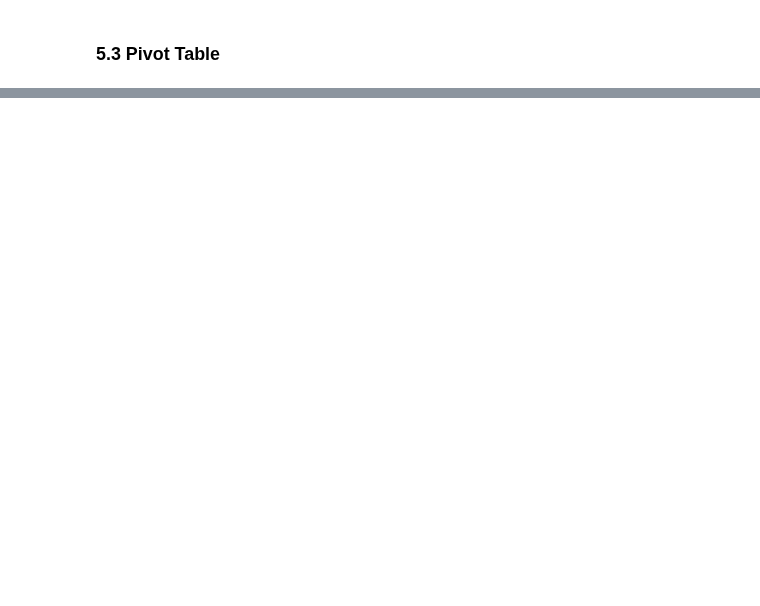
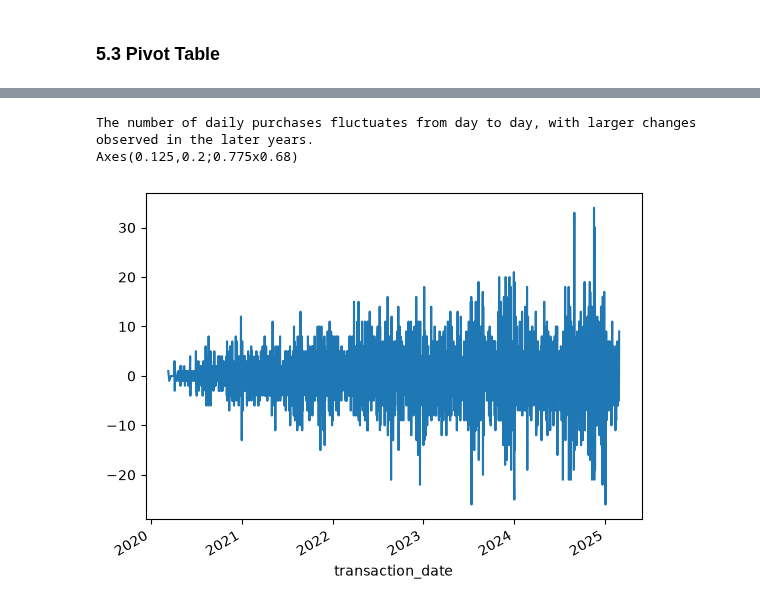
Before and after one commit to Re7absu/pandas_cleaning, a Jupyter notebook: notebook/analysis/01_core_analysis.ipynb, the cells around one changed output, grey strips where cells are left out. Saved outputs shown, nothing was run; the diff lists cells and outputs as text; code cells hidden in the pictures; blank space fills up the shorter version.

```diff
--- a/notebook/analysis/01_core_analysis.ipynb
+++ b/notebook/analysis/01_core_analysis.ipynb
@@ -395,0 +606,6 @@ merged.pivot_table(index="gender" , columns="preferred_channel" , values="custom
+# %%
+transactions["sales_level"] = transactions["sales"].apply(
+    lambda level : "low" if level < 100
+    else "Medium" if   100 <= level <=500
+    else "High"
+)
@@ -395,0 +868,6 @@ merged.pivot_table(index="gender" , columns="preferred_channel" , values="custom
+# %%
+#Does the number of purchases differ between weekdays and weekends?
+transactions["day_type"] = transactions["transaction_dat"].dt.day_name().apply(
+    lambda day : "weekend" if day in ["Sunday" , "Saturday"] else "weekday"
+)
+print(transactions["day_type"].value_counts())
@@ -395,0 +879,10 @@ merged.pivot_table(index="gender" , columns="preferred_channel" , values="custom
+# %%
+#Which quarter had the highest sales?
+transactions["quarter"]=transactions["transaction_date"].dt.month_name().apply(
+    lambda month :
+    "quarter one" if month in ["January" , "February" , "March"]
+    else "quarter two" if month in ["April" , "May" , "June"]
+    else "quarter three" if month in ["July" , "August" , "September"]
+    else "quarter four"
+)
+print(transactions["quarter"].value_counts())
@@ -395,0 +950,9 @@ merged.pivot_table(index="gender" , columns="preferred_channel" , values="custom
+# %%
+#How does the number of purchases change on a daily basis?
+daily_change = transactions.groupby("transaction_date").size()
+print("The number of daily purchases fluctuates from day to day, with larger changes observed in the later years.")
+print(daily_change.diff().plot(kind="line"))
+# %% [output]
+The number of daily purchases fluctuates from day to day, with larger changes observed in the later years.
+Axes(0.125,0.2;0.775x0.68)
+[figure, added]
```
Also changed, not shown: parts of 69 cells of this notebook, 6 other files.
